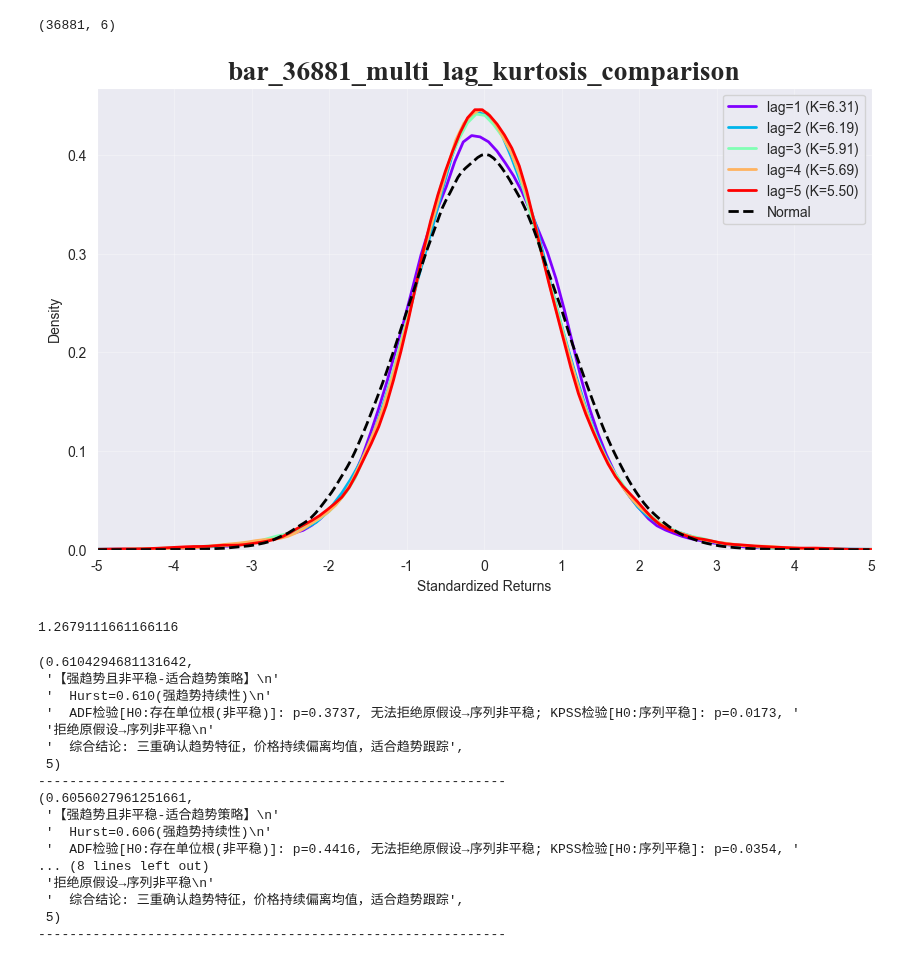
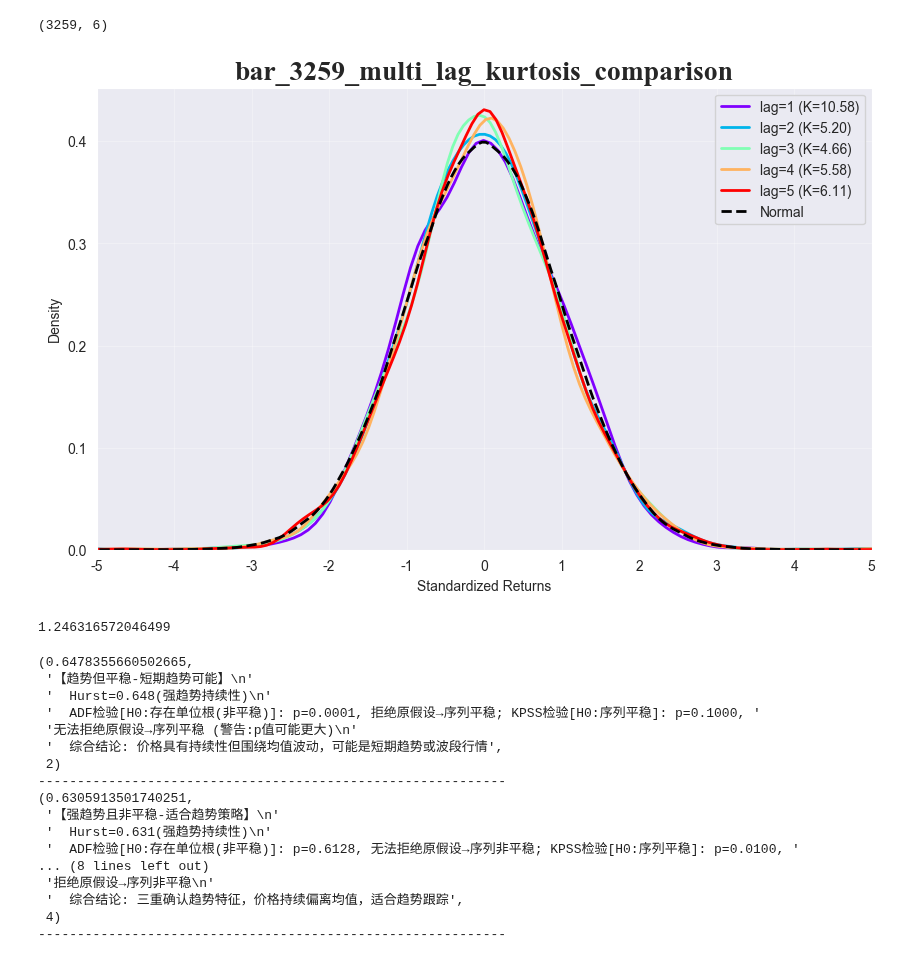
Before and after one commit to ArtiPyHeart/jesse-trade, a Jupyter notebook: Resample_Line_X.ipynb, the cells around one changed output. Drawn from its saved outputs; the diff is of its cells as text; code cells hidden in the pictures.

```diff
--- a/Resample_Line_X.ipynb
+++ b/Resample_Line_X.ipynb
@@ -2,7 +2,7 @@
 from jesse import helpers, research
 
 START = "2022-07-01"
-END = "2025-10-25"
+END = "2025-11-15"
 
 _, candles = research.get_candles(
     "Binance Perpetual Futures",
@@ -22,7 +22,7 @@ candles.shape
 from src.bars.fusion.demo import DemoBar
 from research.plot import plot_kde
 
-bar_container = DemoBar(max_bars=-1, threshold=1.399)
+bar_container = DemoBar(max_bars=-1, threshold=2.095)
 bar_container.update_with_candles(candles)
 fusion_bar = bar_container.get_fusion_bars()
 print(fusion_bar.shape)
@@ -35,19 +34,19 @@ PyTorch configured: device=cpu, dtype=torch.float32
 # %%
-bar_container = DemoBar(max_bars=-1, threshold=1.399)
+bar_container = DemoBar(max_bars=-1, threshold=2.09)
 bar_container.update_with_candles(candles)
 fusion_bar = bar_container.get_fusion_bars()
 print(fusion_bar.shape)
 
 plot_kde(fusion_bar[:, 2], lag=5)
 # %% [output]
-(36881, 6)
+(3259, 6)
-[figure, old version]
+[figure, new version]
 # %%
 import arrow
 
 36881 / (arrow.get(END) - arrow.get(START)).days / 24
 # %% [output]
-1.2679111661166116
+1.246316572046499
 # %%
 from pprint import pprint
 from research.hurst_adf_kpss.trend_analyzer import quick_trend_check
@@ -57,28 +56,29 @@ DemoBar备选threshold:
 5.8085
 1.4535
 1.399
+2.095
 """
 
 for window in [20, 40, 60]:
     pprint(quick_trend_check(fusion_bar, window=window))
     print("-" * 60)
 # %% [output]
-(0.6104294681131642,
+(0.6478355660502665,
+ '【趋势但平稳-短期趋势可能】\n'
+ '  Hurst=0.648(强趋势持续性)\n'
+ '  ADF检验[H0:存在单位根(非平稳)]: p=0.0001, 拒绝原假设→序列平稳; KPSS检验[H0:序列平稳]: p=0.1000, '
+ '无法拒绝原假设→序列平稳 (警告:p值可能更大)\n'
+ '  综合结论: 价格具有持续性但围绕均值波动，可能是短期趋势或波段行情',
+ 2)
+------------------------------------------------------------
+(0.6305913501740251,
  '【强趋势且非平稳-适合趋势策略】\n'
- '  Hurst=0.610(强趋势持续性)\n'
- '  ADF检验[H0:存在单位根(非平稳)]: p=0.3737, 无法拒绝原假设→序列非平稳; KPSS检验[H0:序列平稳]: p=0.0173, '
- '拒绝原假设→序列非平稳\n'
- '  综合结论: 三重确认趋势特征，价格持续偏离均值，适合趋势跟踪',
- 5)
-------------------------------------------------------------
-(0.6056027961251661,
- '【强趋势且非平稳-适合趋势策略】\n'
- '  Hurst=0.606(强趋势持续性)\n'
- '  ADF检验[H0:存在单位根(非平稳)]: p=0.4416, 无法拒绝原假设→序列非平稳; KPSS检验[H0:序列平稳]: p=0.0354, '
+ '  Hurst=0.631(强趋势持续性)\n'
+ '  ADF检验[H0:存在单位根(非平稳)]: p=0.6128, 无法拒绝原假设→序列非平稳; KPSS检验[H0:序列平稳]: p=0.0100, '
 ... (8 lines left out)
  '拒绝原假设→序列非平稳\n'
  '  综合结论: 三重确认趋势特征，价格持续偏离均值，适合趋势跟踪',
- 5)
+ 4)
 ------------------------------------------------------------
 # %%
 import matplotlib.pyplot as plt
```
Also changed, not shown: parts of 2 cells of this notebook, 2 other files.
